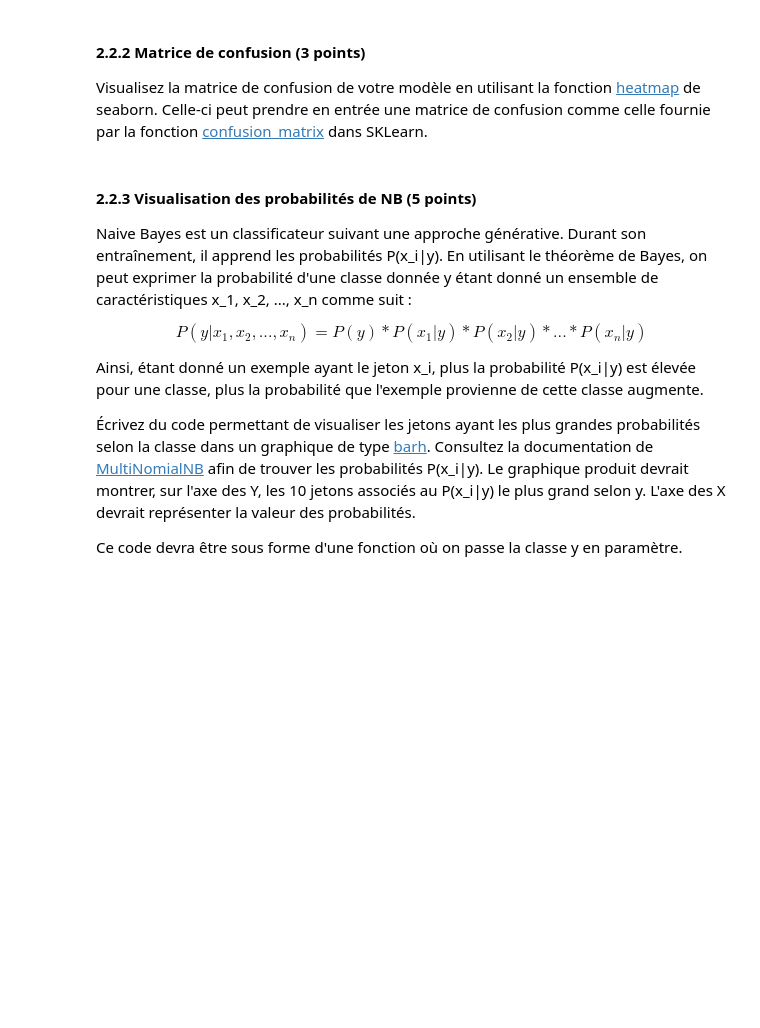
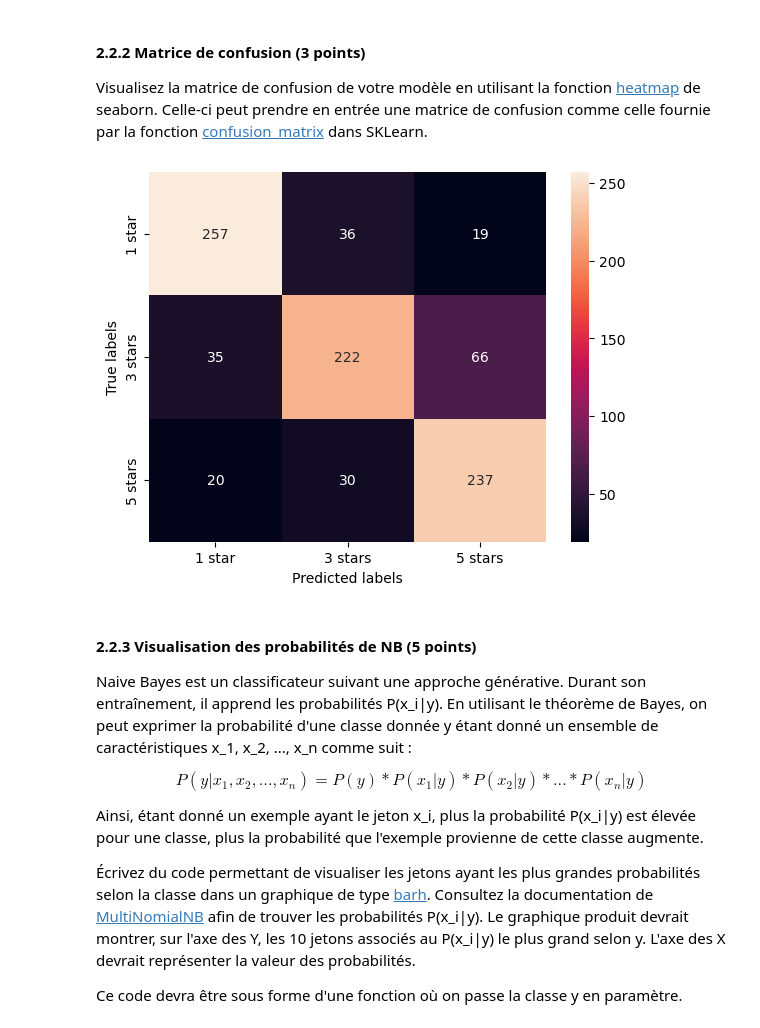
Before and after one commit to marcomudenge/NLP_1_Tokenizing_and_Classifying_Reviews, a Jupyter notebook: inf8460_A23_TP1_Andy.ipynb, the cells around one changed output. Cells and saved outputs as stored; diff of their text form; code cells hidden in the pictures; blank space fills up the shorter version.

```diff
--- a/inf8460_A23_TP1_Andy.ipynb
+++ b/inf8460_A23_TP1_Andy.ipynb
@@ -371,11 +372,13 @@ Utilisez le vocabulaire construit au numéro précédent dans votre matrice de c
 **Faites attention:** Il ne faut pas entrainer (fit) la vectorisation sur l'ensemble de test
 # %%
 from sklearn.feature_extraction.text import TfidfVectorizer
-
 vectorizer = TfidfVectorizer(vocabulary=vocabulary)
 # concat list of lists into a single list where each item is a sentence
-sentences_list = [''.join(sentence) for sentence in X_train]
-matrix = vectorizer.fit_transform(sentences_list)
+sentences_list = [' '.join(sentence) for sentence in X_train]
+train_matrix = vectorizer.fit_transform(sentences_list)
+
+sentences_list = [' '.join(sentence) for sentence in X_test]
+test_matrix = vectorizer.fit_transform(sentences_list)
 # %% [markdown]
 <a name='2'></a>
 ## 2. Classification (35 points)
@@ -438,3 +441,9 @@ Commencez d'abord par construire le modèle à l'aide de la classe MultinomialNB
 Affichez les performances de votre classificateur (précision, recall, F1-score).
 # %%
 from sklearn.naive_bayes import MultinomialNB
+
+nbModel = MultinomialNB()
+# fit the model on the train data
+nbModel.fit(train_matrix, y_train)
+
+nb_predictions = nbModel.predict(test_matrix)
@@ -446,6 +467,16 @@ Visualisez la matrice de confusion de votre modèle en utilisant la fonction [he
 # %%
 from sklearn.metrics import confusion_matrix
 from seaborn import heatmap
+
+conf_matrix = confusion_matrix(y_test, nb_predictions)
+ax = heatmap(conf_matrix, annot=True, fmt='d')
+ax.set_xlabel('Predicted labels')
+ax.set_ylabel('True labels')
+ax.xaxis.set_ticklabels(['1 star', '3 stars', '5 stars'])
+ax.yaxis.set_ticklabels(['1 star', '3 stars', '5 stars'])
+plt.show()
+# %% [output]
+[figure, added]
 # %% [markdown]
 <a name='2.2.3'></a>
 ####  2.2.3 Visualisation des probabilités de NB (5 points)
```
Also changed, not shown: parts of 15 cells of this notebook.
